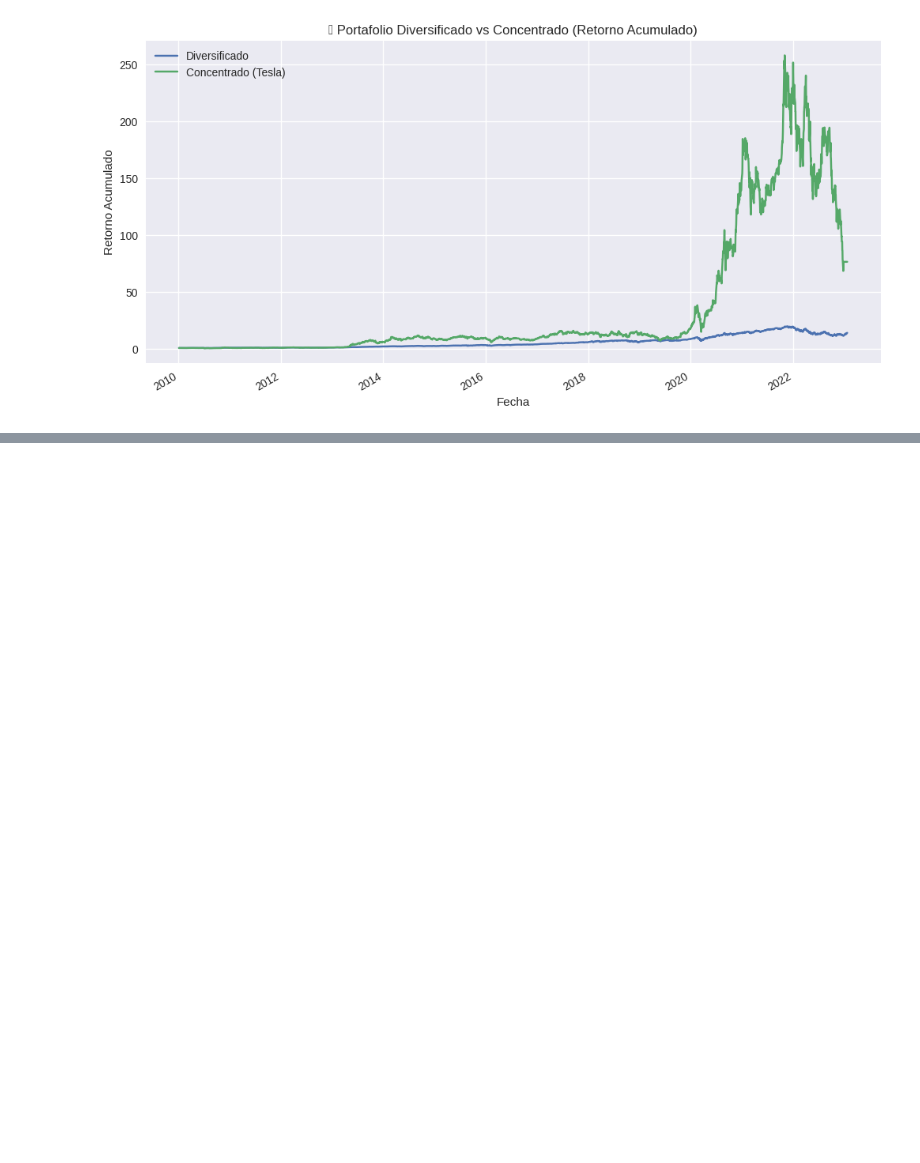
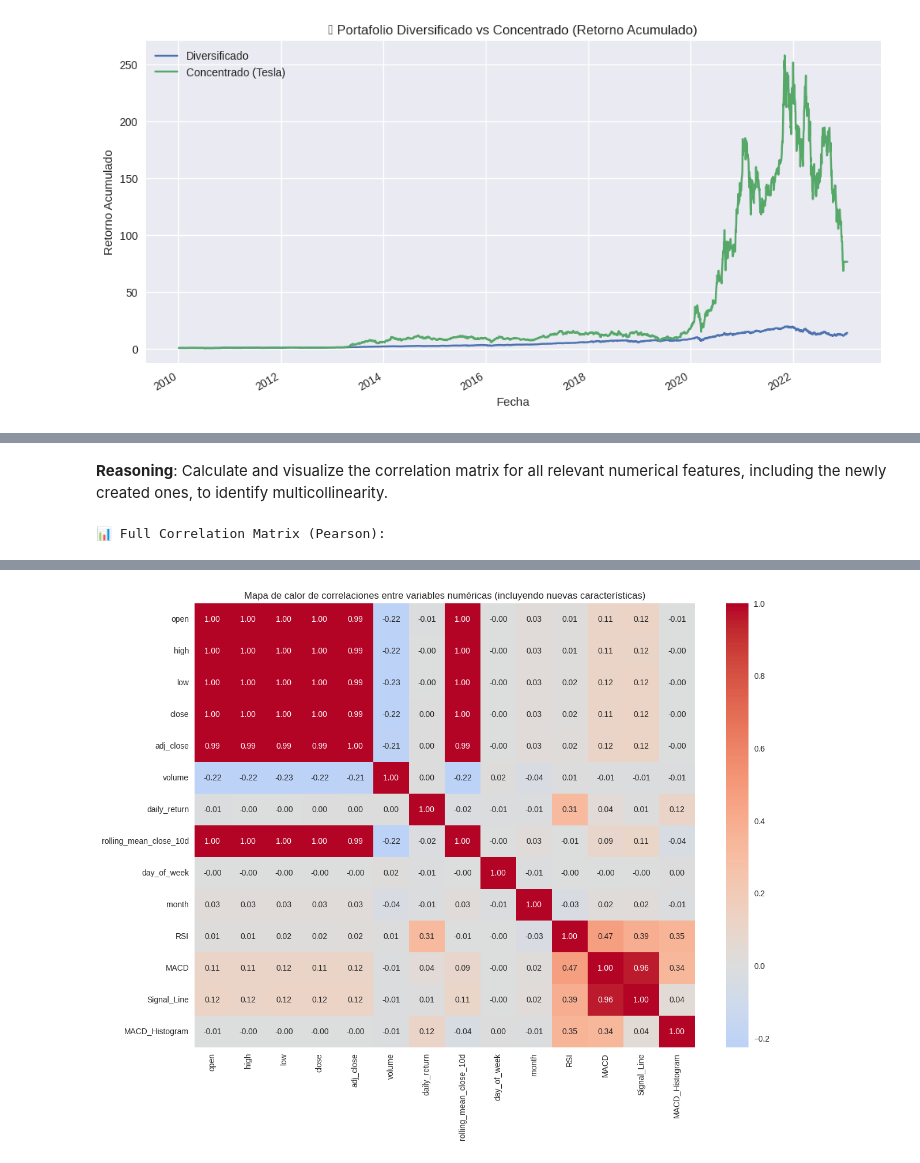
Before and after one commit to carmencamargo3c-coder/googlecolaboratoryproyectoacciones, a Jupyter notebook: Copia_de_Carmenlaboratoriaproyecto3v3.ipynb, the cells around one changed output, grey strips where cells are left out. Cells and saved outputs as stored; diff of their text form; code cells hidden in the pictures; blank space fills up the shorter version.

```diff
--- a/Copia_de_Carmenlaboratoriaproyecto3v3.ipynb
+++ b/Copia_de_Carmenlaboratoriaproyecto3v3.ipynb
@@ -2739,0 +2941,7 @@ else:
+# %%
+# 2. Calculate a rolling mean of the 'close' price
+merged['rolling_mean_close_10d'] = merged.groupby('stock_symbol')['close'].rolling(window=10).mean().reset_index(level=0, drop=True)
+
+# Display the first few rows to check the new column
+print("DataFrame with rolling mean of close price:")
+display(merged.head())
@@ -2739,0 +2959,8 @@ else:
+# %%
+# 3. Extract time-based features (day of the week, month)
+merged['day_of_week'] = merged['date'].dt.dayofweek
+merged['month'] = merged['date'].dt.month
+
+# Display the first few rows to check the new columns
+print("DataFrame with time-based features:")
+display(merged.head())
@@ -2739,0 +3039,30 @@ else:
+# %% [markdown]
+**Reasoning**:
+Calculate and visualize the correlation matrix for all relevant numerical features, including the newly created ones, to identify multicollinearity.
+# %%
+# Select all relevant numerical columns for correlation analysis, including the new features
+# Make sure to handle potential NaNs before calculating correlation
+numerical_cols_for_corr = [
+    'open', 'high', 'low', 'close', 'adj_close', 'volume',
+    'daily_return', 'rolling_mean_close_10d', 'day_of_week', 'month',
+    'RSI', 'MACD', 'Signal_Line', 'MACD_Histogram'
+]
+
+# Ensure selected columns exist in the DataFrame
+existing_numerical_cols = [col for col in numerical_cols_for_corr if col in merged.columns]
+
+# Calculate the correlation matrix, dropping rows with any NaN values for these columns
+# This is important because some new features (like rolling mean, RSI, MACD) have NaNs at the beginning
+corr_matrix_full = merged[existing_numerical_cols].dropna().corr(method='pearson')
+
+# Display the correlation matrix
+print("📊 Full Correlation Matrix (Pearson):")
+display(corr_matrix_full)
+
+# Generate heatmap
+plt.figure(figsize=(14, 10)) # Adjust size for better readability
+sns.heatmap(corr_matrix_full, annot=True, cmap='coolwarm', center=0, fmt=".2f")
+plt.title("Mapa de calor de correlaciones entre variables numéricas (incluyendo nuevas características)")
+plt.show()
+# %% [output]
+📊 Full Correlation Matrix (Pearson):
@@ -2739,0 +3084 @@ else:
+[figure, added]
```
Also changed, not shown: parts of 32 cells of this notebook.
